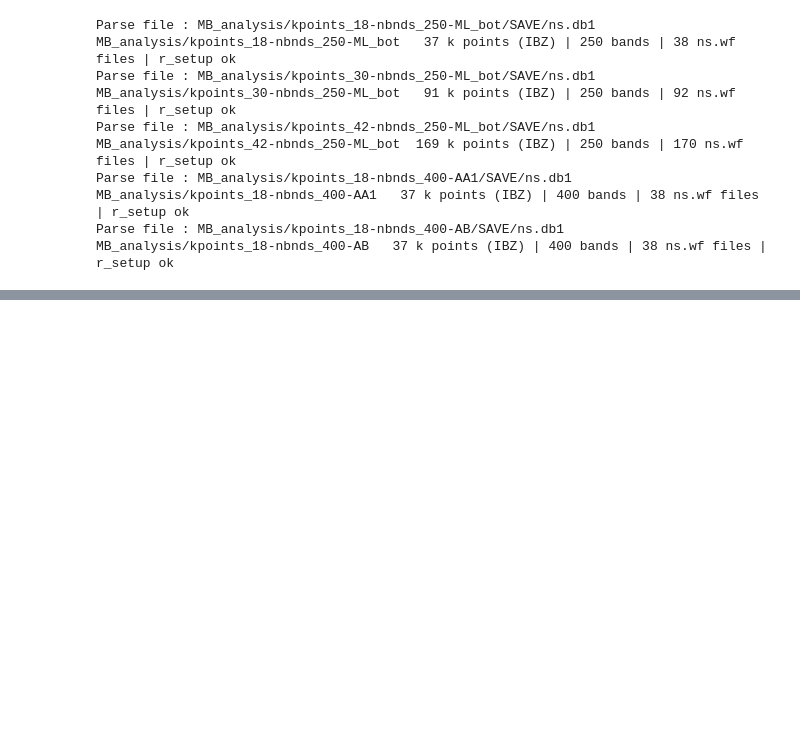
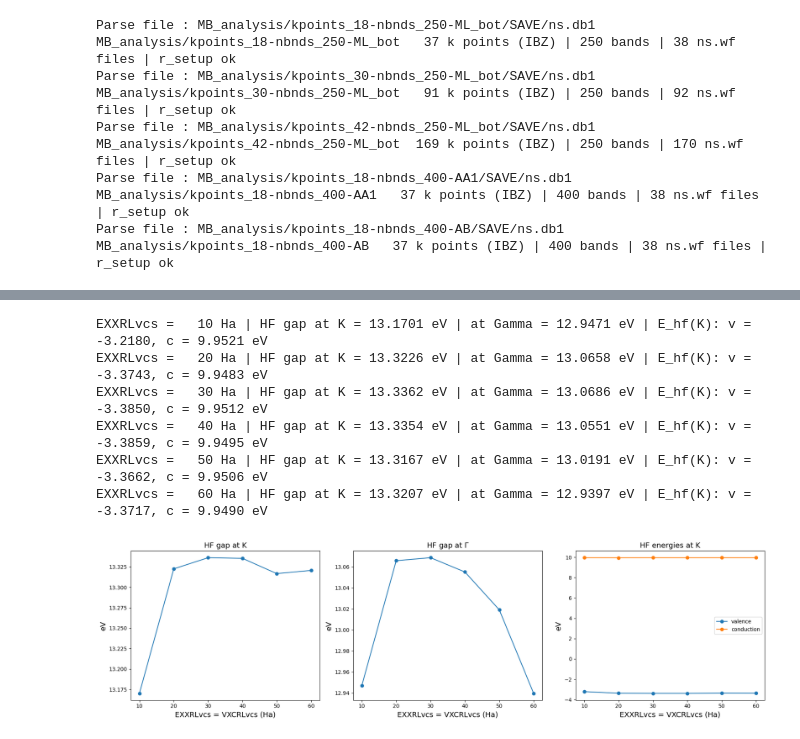
Before and after one commit to marcodalessandro76/2d-layer-substrate-effective-screening, a Jupyter notebook: hBN_bilayer/GW_Analysis.ipynb, the cells around one changed output, grey strips where cells are left out. Drawn from its saved outputs; the diff is of its cells as text; code cells hidden in the pictures; blank space fills up the shorter version.

```diff
--- a/hBN_bilayer/GW_Analysis.ipynb
+++ b/hBN_bilayer/GW_Analysis.ipynb
@@ -96,0 +159,13 @@ MB_analysis/kpoints_18-nbnds_400-AB   37 k points (IBZ) | 400 bands | 38 ns.wf f
+# %%
+EXXRLvcs = [10., 20., 30., 40., 50., 60.]   # Ha
+
+run_rim()                    # shared RIM + cutoff databases (skipped if already computed)
+code = yambo_code()
+study = D.Dataset(run_dir=run_dir, num_tasks=2)
+study.set_postprocessing_function(PP.yambo_parse_data)
+for exx in EXXRLvcs:
+    name = 'hf-exxrlvcs_%s' % exx
+    assert len(name) <= 100
+    study.append_run(id={'exx': exx}, input=build_hf_input(exx), runner=code, run_dir=run_dir, name=name,
+                     jobname=[name, 'ndb_rim_cutoff'], skip=True)
+results = study.run()
@@ -96,0 +190,25 @@ MB_analysis/kpoints_18-nbnds_400-AB   37 k points (IBZ) | 400 bands | 38 ns.wf f
+# %%
+data = [study.fetch_results(id={'exx': exx})[0].data for exx in EXXRLvcs]
+gap_K = [d.get_gap(k_full=K_index, band_full=start_band) for d in data]
+gap_G = [d.get_gap(k_full=Gamma_index, band_full=start_band) for d in data]
+v_K = [d.get_energy(K_index, start_band) for d in data]
+c_K = [d.get_energy(K_index, stop_band) for d in data]
+for exx, gk, gg, v, c in zip(EXXRLvcs, gap_K, gap_G, v_K, c_K):
+    print('EXXRLvcs = %4.0f Ha | HF gap at K = %.4f eV | at Gamma = %.4f eV | E_hf(K): v = %.4f, c = %.4f eV'
+          % (exx, gk, gg, v, c))
+
+fig, ax = plt.subplots(nrows=1, ncols=3, figsize=(18, 5))
+ax[0].plot(EXXRLvcs, gap_K, 'o-'); ax[0].set_title('HF gap at K', size=14)
+ax[1].plot(EXXRLvcs, gap_G, 'o-'); ax[1].set_title(r'HF gap at $\Gamma$', size=14)
+ax[2].plot(EXXRLvcs, v_K, 'o-', label='valence'); ax[2].plot(EXXRLvcs, c_K, 'o-', label='conduction')
+ax[2].set_title('HF energies at K', size=14); ax[2].legend()
+for a in ax: a.set_xlabel('EXXRLvcs = VXCRLvcs (Ha)', size=14); a.set_ylabel('eV', size=14)
+fig.tight_layout()
+# %% [output]
+EXXRLvcs =   10 Ha | HF gap at K = 13.1701 eV | at Gamma = 12.9471 eV | E_hf(K): v = -3.2180, c = 9.9521 eV
+EXXRLvcs =   20 Ha | HF gap at K = 13.3226 eV | at Gamma = 13.0658 eV | E_hf(K): v = -3.3743, c = 9.9483 eV
+EXXRLvcs =   30 Ha | HF gap at K = 13.3362 eV | at Gamma = 13.0686 eV | E_hf(K): v = -3.3850, c = 9.9512 eV
+EXXRLvcs =   40 Ha | HF gap at K = 13.3354 eV | at Gamma = 13.0551 eV | E_hf(K): v = -3.3859, c = 9.9495 eV
+EXXRLvcs =   50 Ha | HF gap at K = 13.3167 eV | at Gamma = 13.0191 eV | E_hf(K): v = -3.3662, c = 9.9506 eV
+EXXRLvcs =   60 Ha | HF gap at K = 13.3207 eV | at Gamma = 12.9397 eV | E_hf(K): v = -3.3717, c = 9.9490 eV
+[figure, added]
```
Also changed, not shown: parts of 9 cells of this notebook, 1 other file.
